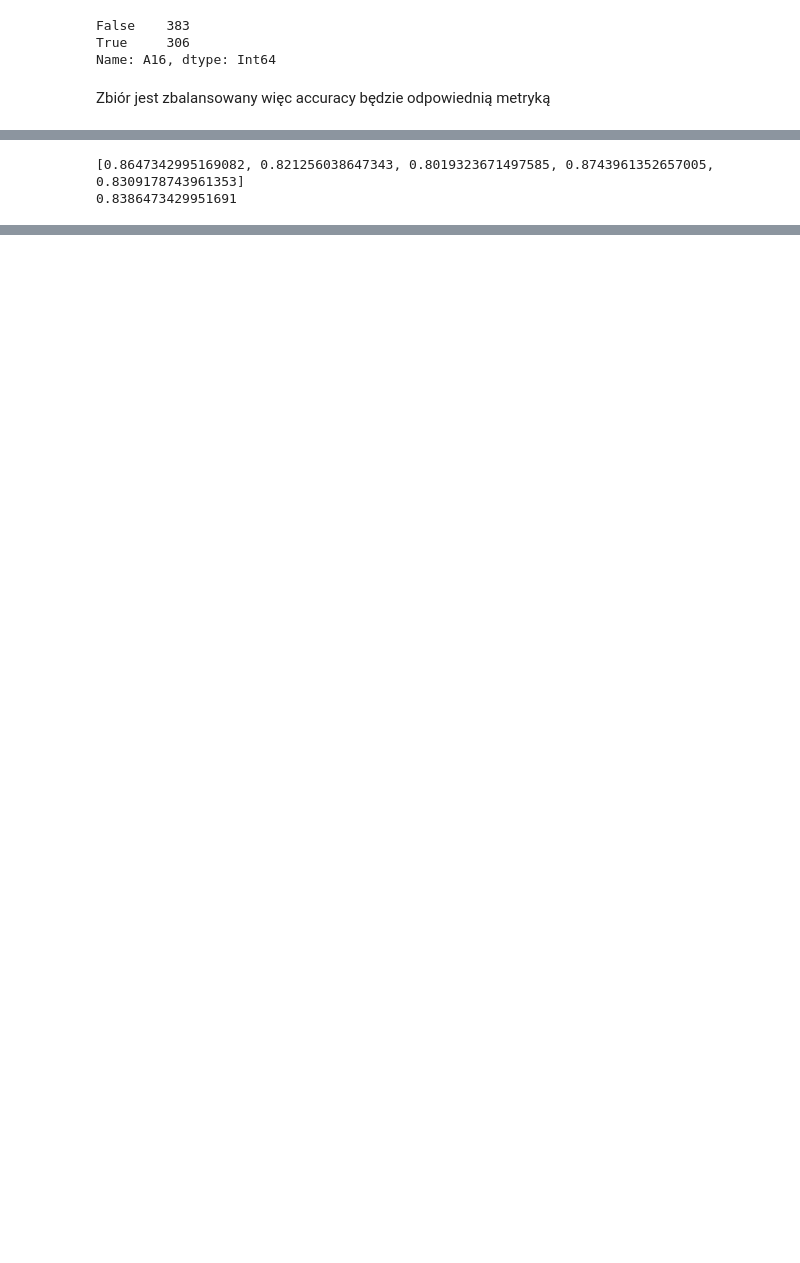
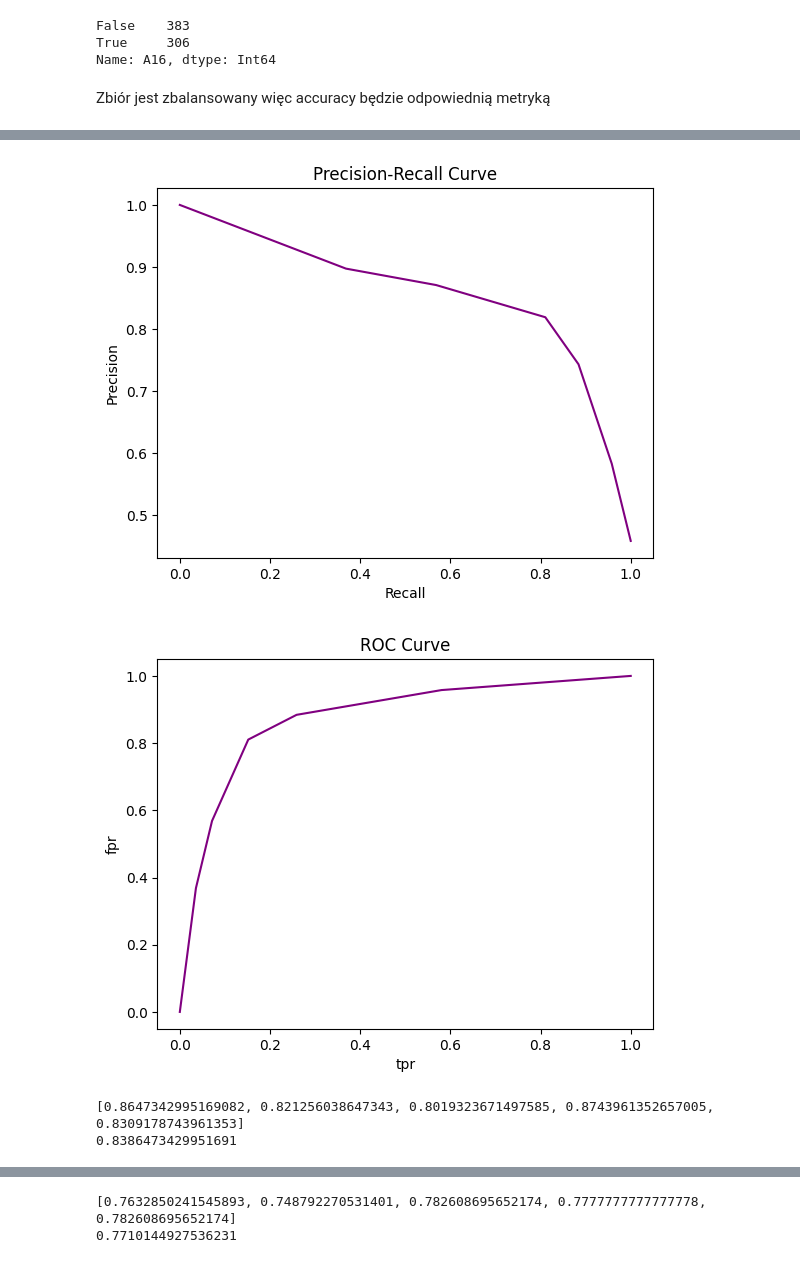
Before and after one commit to bblachut/PUM, a Jupyter notebook: lab1/lab1.ipynb, the cells around one changed output, grey strips where cells are left out. Drawn from its saved outputs; the diff is of its cells as text; code cells hidden in the pictures; blank space fills up the shorter version.

```diff
--- a/lab1/lab1.ipynb
+++ b/lab1/lab1.ipynb
@@ -177,10 +221,15 @@ print(np.average(scores))
 # %%
 df = pd.read_csv('crx.data', names=col_names, header=0)
 knn = KNeighborsClassifier()
 
 scores = cross_validation(knn, df)
-print(scores)
-print(np.average(scores))
+
+df = pd.read_csv('crx.data', names=col_names, header=0)
+knn = KNeighborsClassifier()
+
+scores = cross_validation(knn, df, 2)
 # %% [output]
+[figure, added]
+[figure, added]
 [0.8647342995169082, 0.821256038647343, 0.8019323671497585, 0.8743961352657005, 0.8309178743961353]
 0.8386473429951691
@@ -187,3 +238,5 @@ print(np.average(scores))
+[0.7632850241545893, 0.748792270531401, 0.782608695652174, 0.7777777777777778, 0.782608695652174]
+0.7710144927536231
 # %%
 df = pd.read_csv('crx.data', names=col_names, header=0)
 clf = GaussianNB()
```
Also changed, not shown: parts of 12 cells of this notebook.
